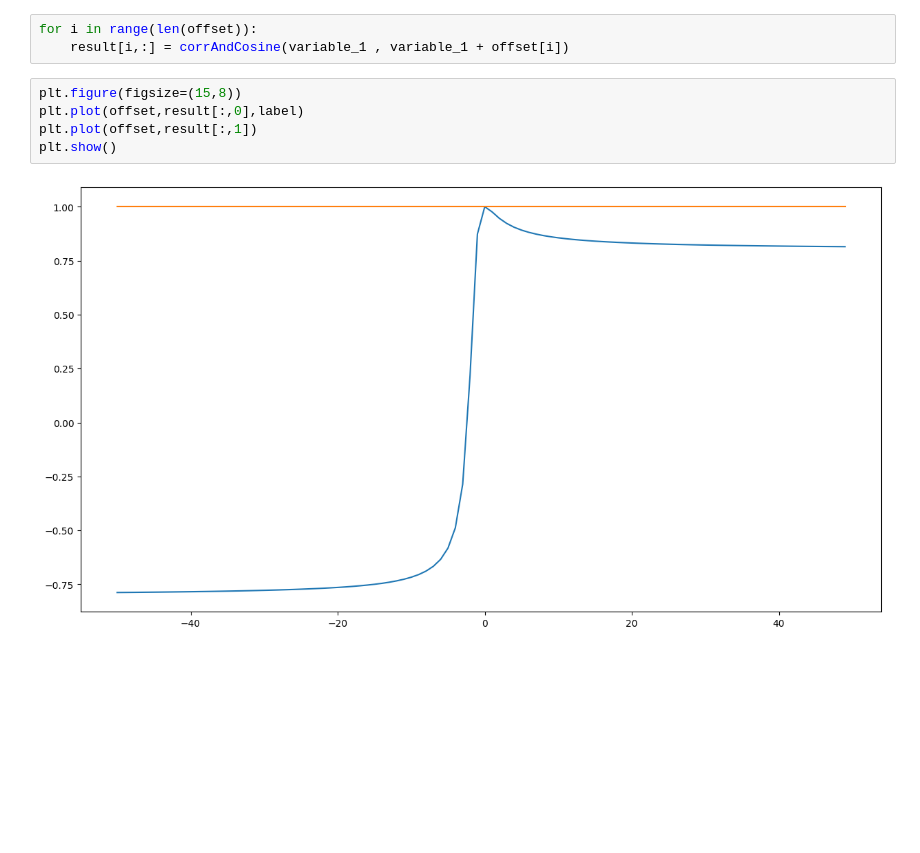
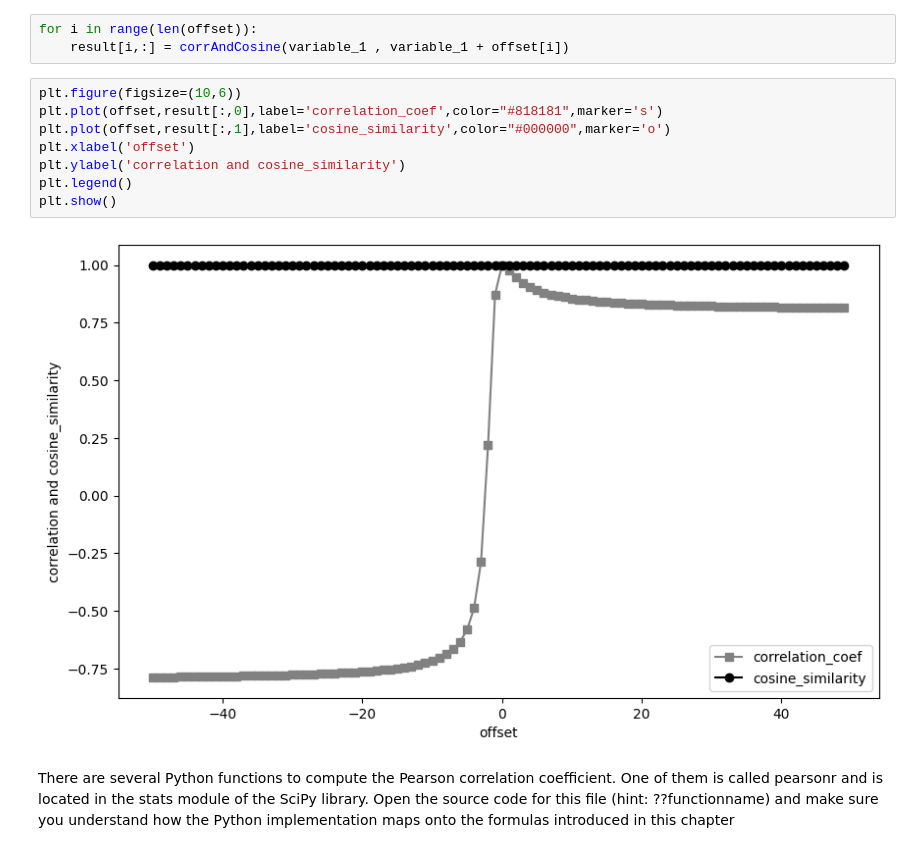
Before and after one commit to AyushDevadiga1/practice-programs, a Jupyter notebook: chapter4.ipynb, the cells around one changed output. Saved outputs shown, nothing was run; the diff lists cells and outputs as text; blank space fills up the shorter version.

Commit message:
Chapter 4 Exercise 3

```diff
--- a/chapter4.ipynb
+++ b/chapter4.ipynb
@@ -66,9 +66,18 @@ result = np.zeros((len(offset),2))
 for i in range(len(offset)):
     result[i,:] = corrAndCosine(variable_1 , variable_1 + offset[i])
 # %%
-plt.figure(figsize=(15,8))
-plt.plot(offset,result[:,0],label)
-plt.plot(offset,result[:,1])
+plt.figure(figsize=(10,6))
+plt.plot(offset,result[:,0],label='correlation_coef',color="#818181",marker='s')
+plt.plot(offset,result[:,1],label='cosine_similarity',color="#000000",marker='o')
+plt.xlabel('offset')
+plt.ylabel('correlation and cosine_similarity')
+plt.legend()
 plt.show()
 # %% [output]
-[figure, old version]
+[figure, new version]
+# %% [markdown]
+There are several Python functions to compute the Pearson correlation coefficient.
+One of them is called pearsonr and is located in the stats module of the SciPy
+library. Open the source code for this file (hint: ??functionname) and make sure you
+understand how the Python implementation maps onto the formulas introduced in
+this chapter
```
Also changed, not shown: parts of 1 cell of this notebook.
